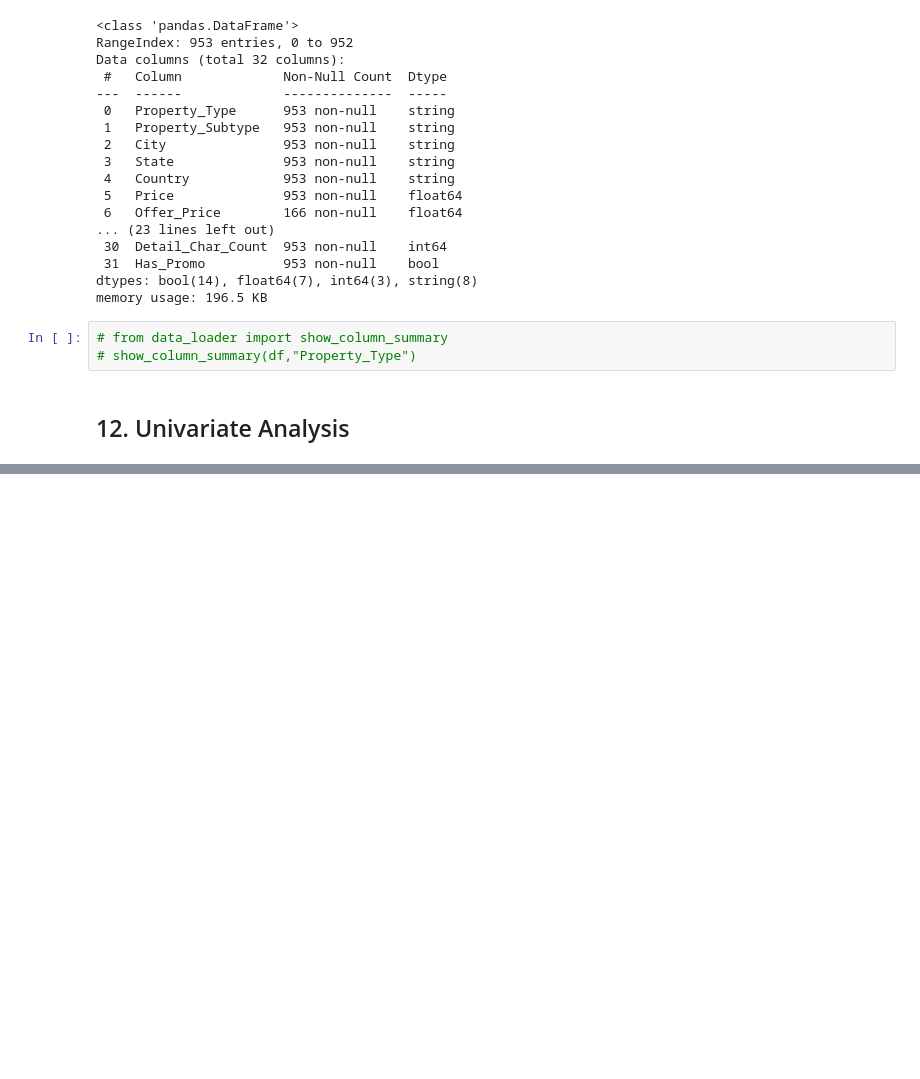
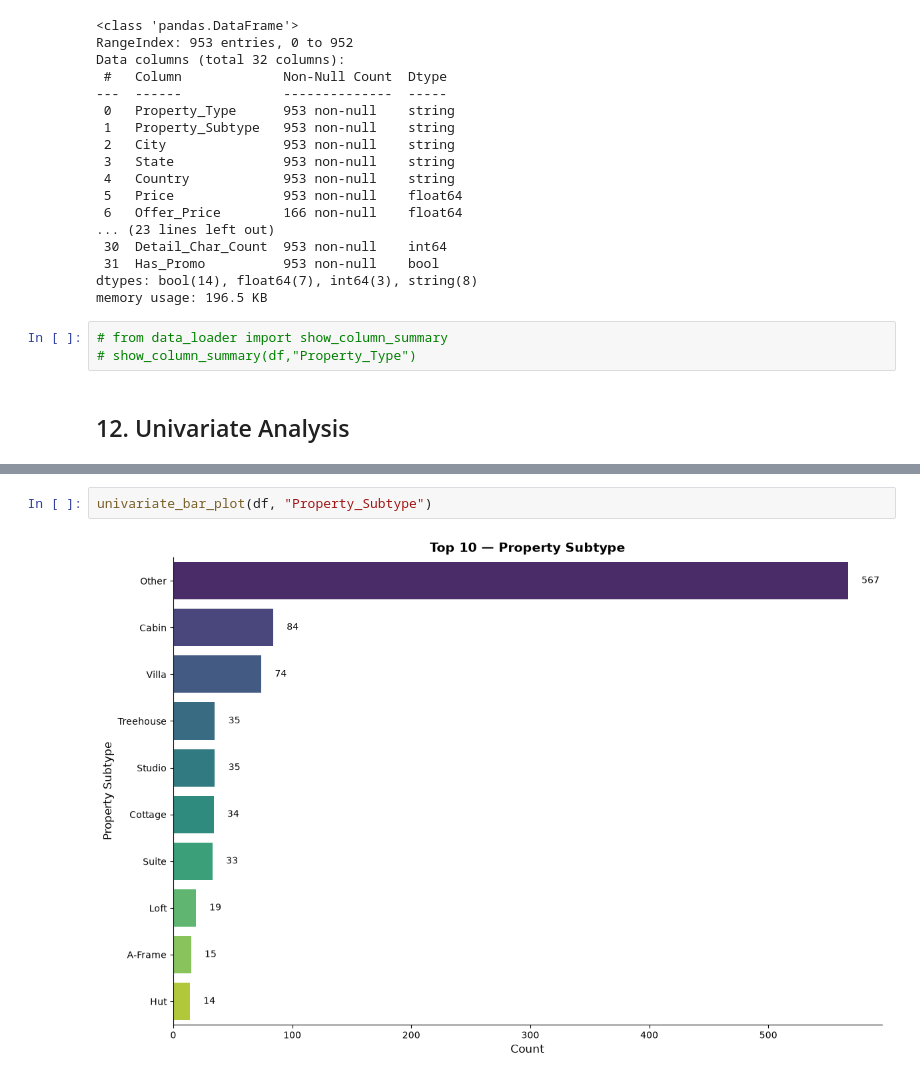
Before and after one commit to rajatyofficial/ai-projects-collection, a Jupyter notebook: Airbnb-Listings-Deep-Dive/Notebooks/Notebook.ipynb, the cells around one changed output, grey strips where cells are left out. Drawn from its saved outputs; the diff is of its cells as text; blank space fills up the shorter version.

```diff
--- a/Airbnb-Listings-Deep-Dive/Notebooks/Notebook.ipynb
+++ b/Airbnb-Listings-Deep-Dive/Notebooks/Notebook.ipynb
@@ -294,0 +199,4 @@ memory usage: 196.5 KB
+# %%
+univariate_bar_plot(df, "Property_Subtype")
+# %% [output]
+[figure, added]
```
Also changed, not shown: parts of 18 cells of this notebook, 1 other file.
